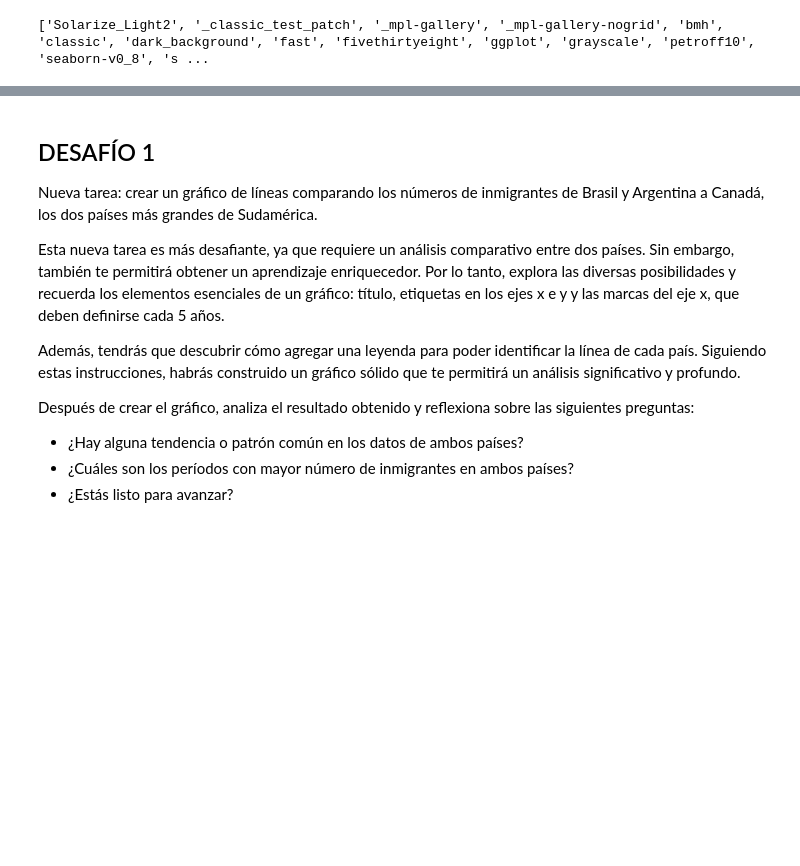
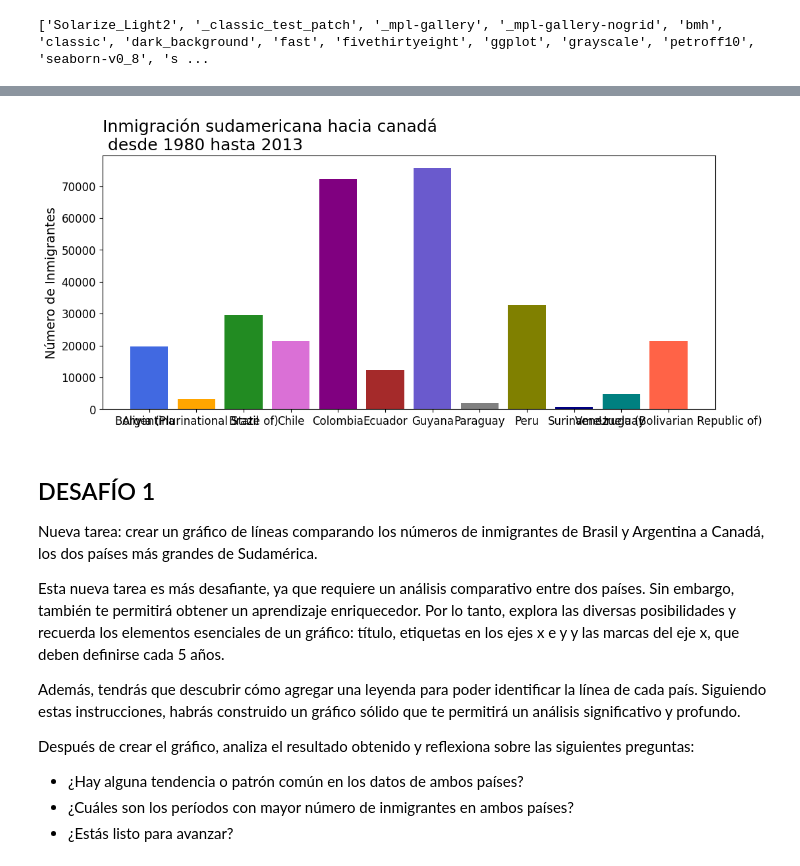
Before and after one commit to Maucho6340/pandas, a Jupyter notebook: visualizacion_de_datos.ipynb, the cells around one changed output, grey strips where cells are left out. Cells and saved outputs as stored; diff of their text form; code cells hidden in the pictures; blank space fills up the shorter version.

```diff
--- a/visualizacion_de_datos.ipynb
+++ b/visualizacion_de_datos.ipynb
@@ -457,3 +457,6 @@ plt.show()
 print(plt.style.available)
 # %% [output]
 ['Solarize_Light2', '_classic_test_patch', '_mpl-gallery', '_mpl-gallery-nogrid', 'bmh', 'classic', 'dark_background', 'fast', 'fivethirtyeight', 'ggplot', 'grayscale', 'petroff10', 'seaborn-v0_8', 's ...
+# %%
+sudamerica = df.query('Region == "South America"')
+sudamerica.head()
@@ -460,3 +472,18 @@ print(plt.style.available)
+# %%
+colores = ['royalblue', 'orange', 'forestgreen', 'orchid',
+           'purple', 'brown', 'slateblue', 'gray',
+           'olive', 'navy', 'teal', 'tomato']
+# %%
+fig, ax = plt.subplots(figsize=(12,5))
+ax.bar(sudamerica.index, sudamerica['Total'], color=colores)
+ax.set_title('Inmigración sudamericana hacia canadá\n desde 1980 hasta 2013', loc='left', fontsize=18)
+ax.set_xlabel('')
+ax.set_ylabel('Número de Inmigrantes', fontsize=14)
+ax.xaxis.set_tick_params(labelsize=12)
+ax.yaxis.set_tick_params(labelsize=12)
+plt.show()
+# %% [output]
+[figure, added]
 # %% [markdown]
 ## DESAFÍO 1
 Nueva tarea: crear un gráfico de líneas comparando los números de inmigrantes de Brasil y Argentina a Canadá, los dos países más grandes de Sudamérica.
```
Also changed, not shown: parts of 1 cell of this notebook.
